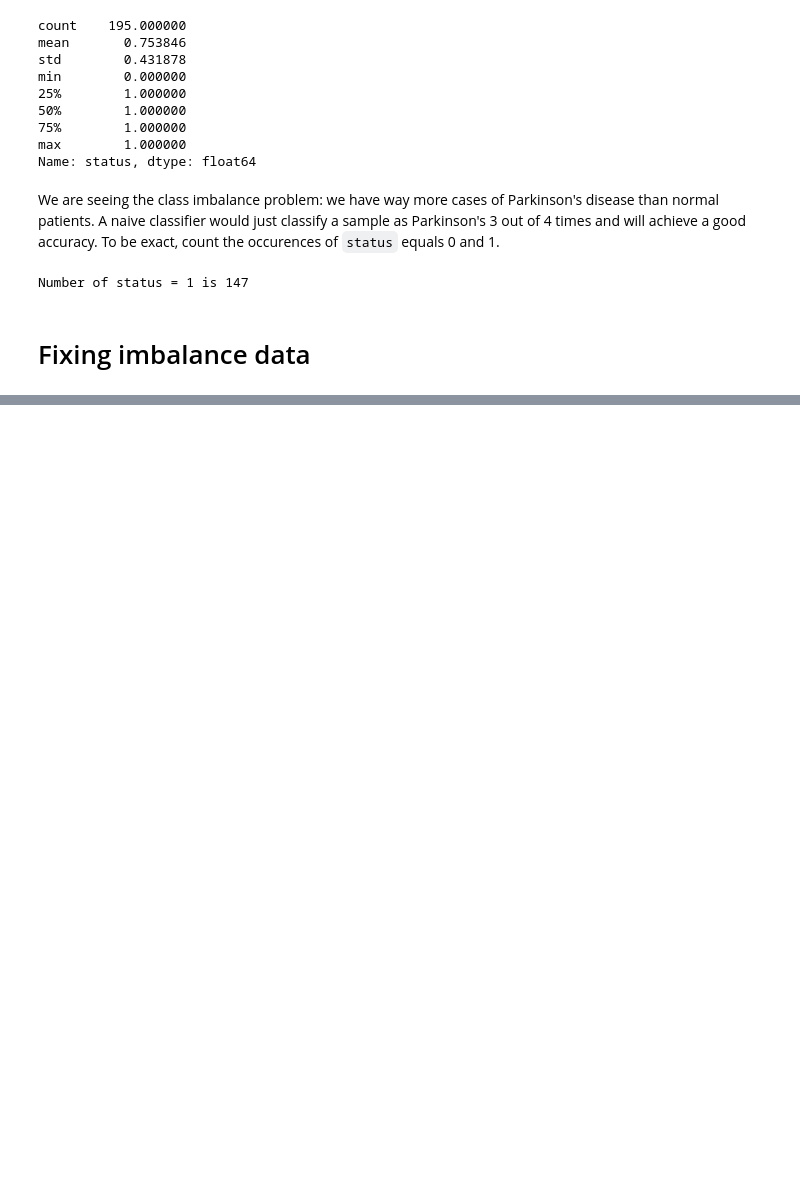
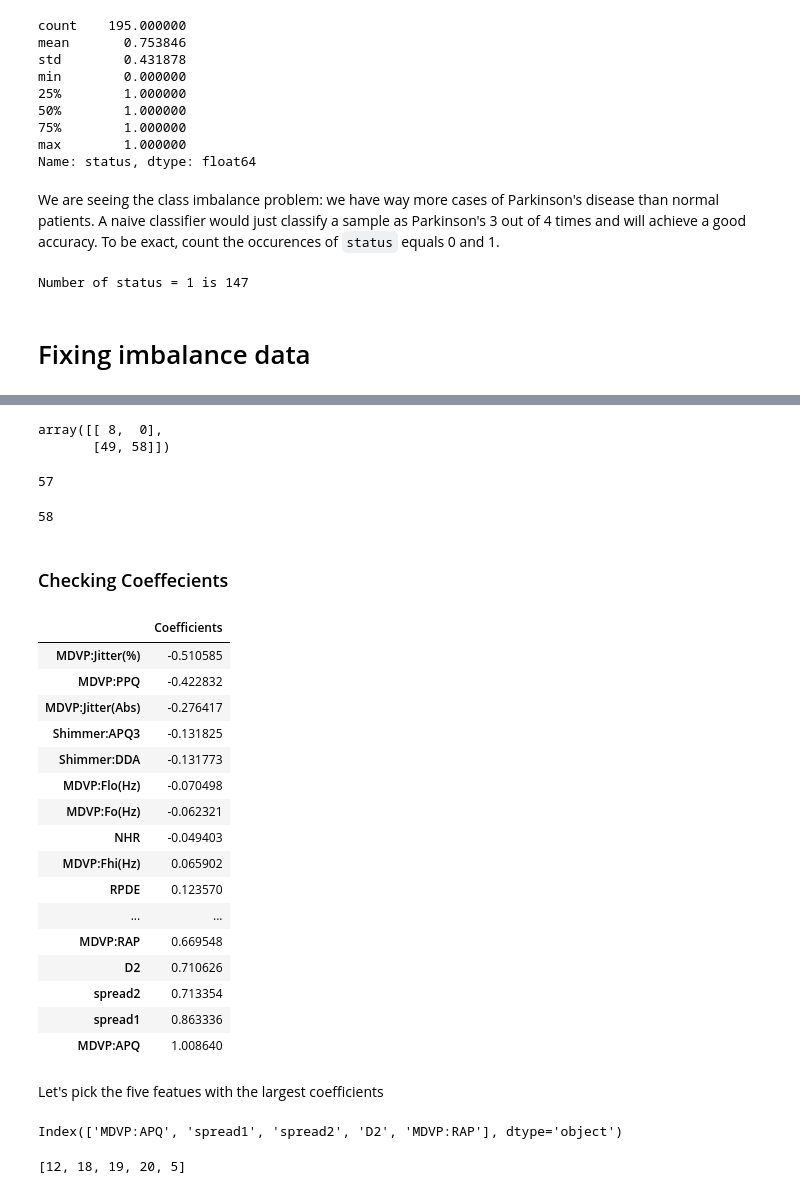
Before and after one commit to TheanLim/ReinforcementLearning, a Jupyter notebook: Parkinsons.ipynb, the cells around one changed output, grey strips where cells are left out. Cells and saved outputs as stored; diff of their text form; code cells hidden in the pictures; blank space fills up the shorter version.

```diff
--- a/Parkinsons.ipynb
+++ b/Parkinsons.ipynb
@@ -152,0 +198,11 @@ https://www.kdnuggets.com/2017/06/7-techniques-handle-imbalanced-data.html
+# %%
+X_train = df_num_X.iloc[train_ind,:]
+X_test = df_num_X.iloc[test_ind,:]
+
+Y_train = df_num_Y.iloc[train_ind]
+Y_test = df_num_Y.iloc[test_ind]
+# %%
+
+
+log_reg = LogisticRegression()
+log_reg.fit(X_train, Y_train)
@@ -152,0 +224,12 @@ https://www.kdnuggets.com/2017/06/7-techniques-handle-imbalanced-data.html
+# %%
+
+scaler = StandardScaler()
+scaler.fit(X_train)
+X_train_scaled = scaler.transform(X_train)
+
+scaler = StandardScaler()
+scaler.fit(X_test)
+X_test_scaled = scaler.transform(X_test)
+
+log_reg_scaled = LogisticRegression()
+log_reg_scaled.fit(X_train_scaled, Y_train)
@@ -152,0 +256,55 @@ https://www.kdnuggets.com/2017/06/7-techniques-handle-imbalanced-data.html
+# %%
+Y_test_pred = log_reg_scaled.predict(X_test_scaled)
+
+confusion_matrix(Y_test, Y_test_pred)
+# %% [output]
+array([[ 8,  0],
+       [49, 58]])
+# %%
+sum(Y_test_pred==0)
+# %% [output]
+57
+# %%
+sum(Y_test_pred==1)
+# %% [output]
+58
+# %% [markdown]
+### Checking Coeffecients
+# %%
+coeffs = pd.DataFrame(
+    data = log_reg_scaled.coef_[0,:],
+    index = X_train.columns,
+    columns = ['Coefficients']
+)
+# %%
+coeffs.sort_values(ascending=True, by = ['Coefficients'])
+# %% [output]
+|  | Coefficients |
+| MDVP:Jitter(%) | -0.510585 |
+| MDVP:PPQ | -0.422832 |
+| MDVP:Jitter(Abs) | -0.276417 |
+| Shimmer:APQ3 | -0.131825 |
+| Shimmer:DDA | -0.131773 |
+| MDVP:Flo(Hz) | -0.070498 |
+| MDVP:Fo(Hz) | -0.062321 |
+| NHR | -0.049403 |
+| MDVP:Fhi(Hz) | 0.065902 |
+| RPDE | 0.123570 |
+| ... | ... |
+| MDVP:RAP | 0.669548 |
+| D2 | 0.710626 |
+| spread2 | 0.713354 |
+| spread1 | 0.863336 |
+| MDVP:APQ | 1.008640 |
+# %% [markdown]
+Let's pick the five featues with the largest coefficients
+# %%
+five_feat=coeffs.abs().nlargest(5, columns = 'Coefficients').index
+print(five_feat)
+# %% [output]
+Index(['MDVP:APQ', 'spread1', 'spread2', 'D2', 'MDVP:RAP'], dtype='object')
+# %%
+five_feat_indexes = [coeffs.index.to_list().index(item) for item in five_feat ]
+print(five_feat_indexes)
+# %% [output]
+[12, 18, 19, 20, 5]
```
Also changed, not shown: parts of 29 cells of this notebook.
